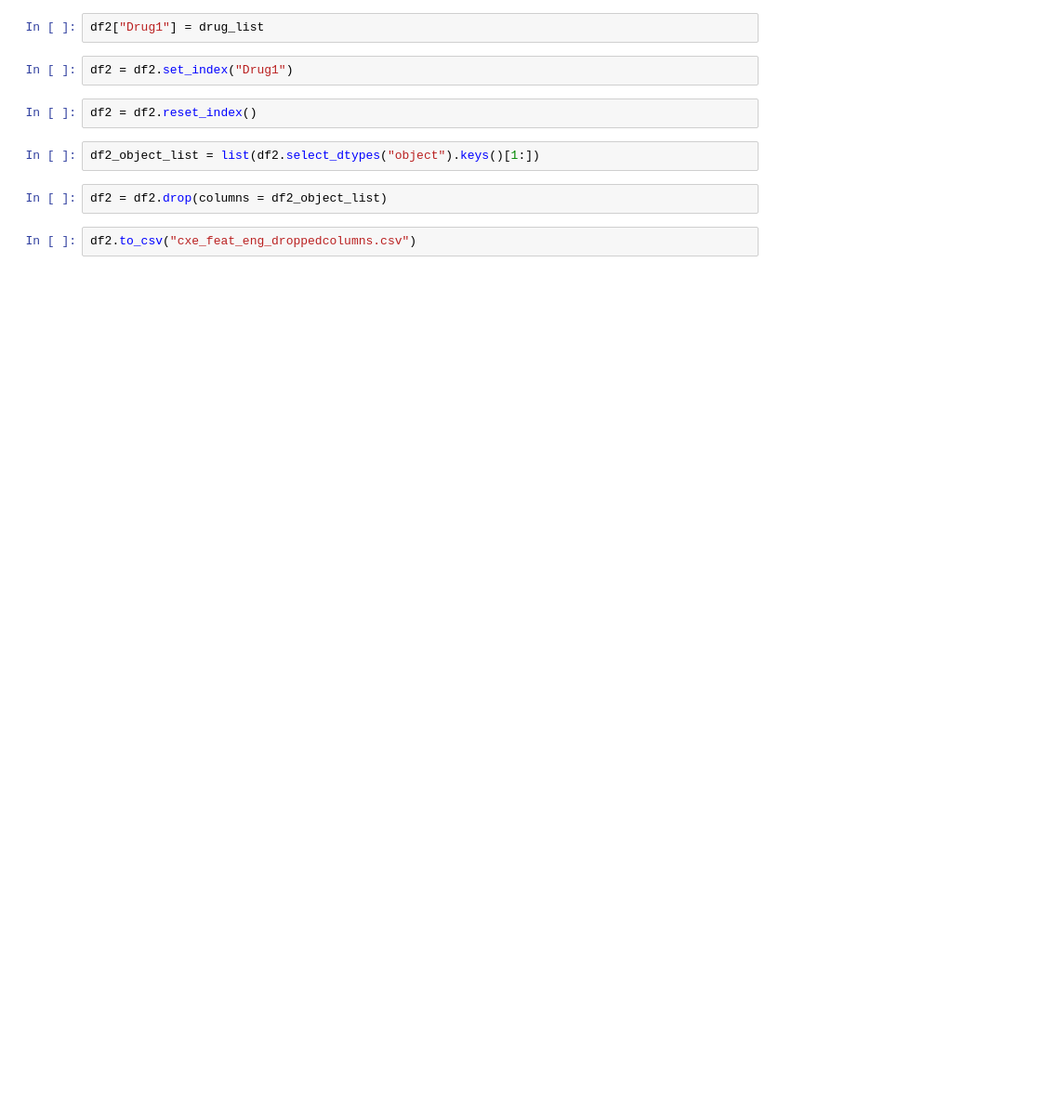
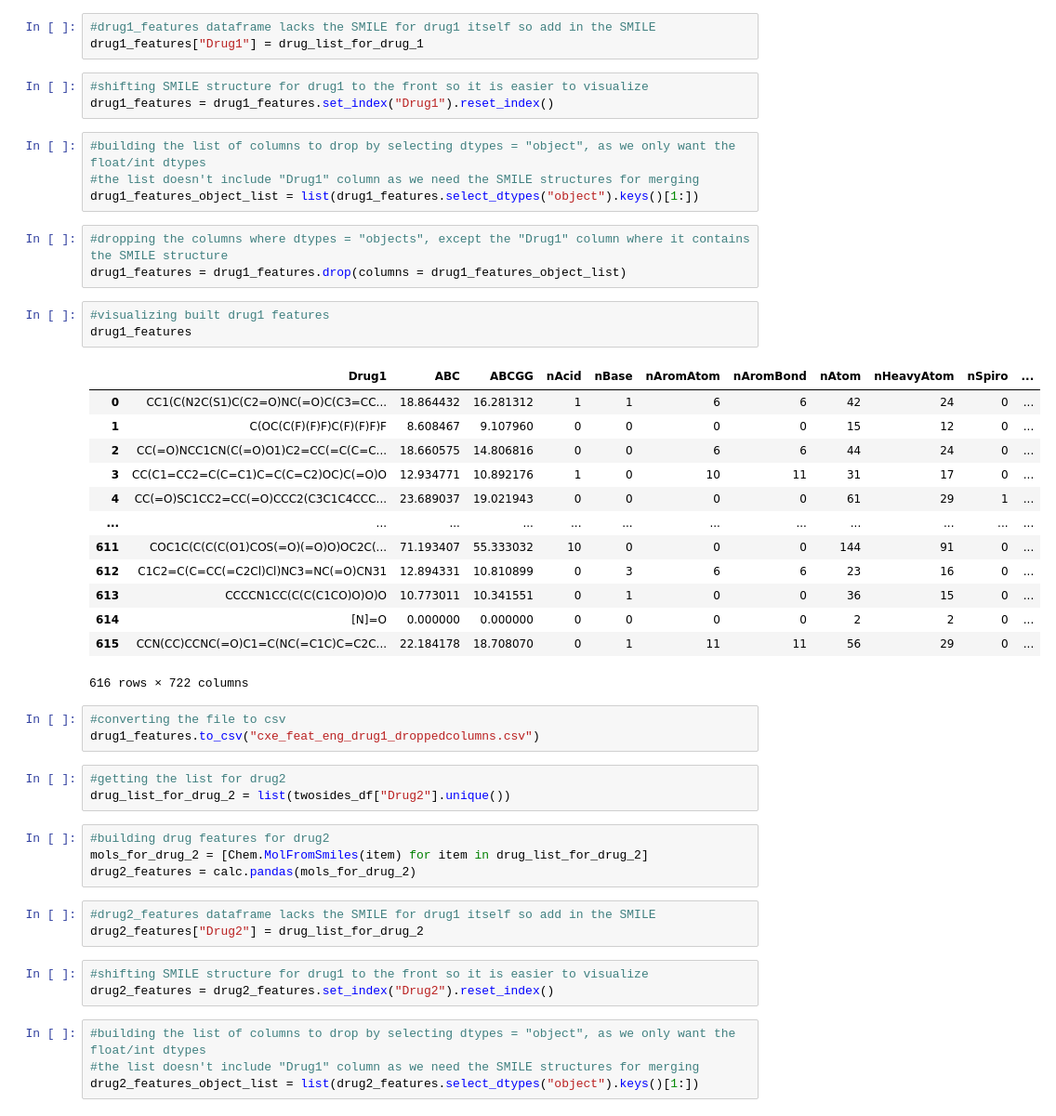
Before and after one commit to marcustan-94/ddi, a Jupyter notebook: cxe_feat_eng.ipynb, the cells around one changed output. Shown at 93% size. Saved outputs shown, nothing was run; the diff lists cells and outputs as text; blank space fills up the shorter version.

```diff
--- a/cxe_feat_eng.ipynb
+++ b/cxe_feat_eng.ipynb
@@ -16,12 +19,50 @@ df2 = calc.pandas(mols)
 # %%
-df2["Drug1"] = drug_list
+#drug1_features dataframe lacks the SMILE for drug1 itself so add in the SMILE
+drug1_features["Drug1"] = drug_list_for_drug_1
 # %%
-df2 = df2.set_index("Drug1")
+#shifting SMILE structure for drug1 to the front so it is easier to visualize
+drug1_features = drug1_features.set_index("Drug1").reset_index()
-# %%
-df2 = df2.reset_index()
 # %%
-df2_object_list = list(df2.select_dtypes("object").keys()[1:])
+#building the list of columns to drop by selecting dtypes = "object", as we only want the float/int dtypes
+#the list doesn't include "Drug1" column as we need the SMILE structures for merging
+drug1_features_object_list = list(drug1_features.select_dtypes("object").keys()[1:])
 # %%
-df2 = df2.drop(columns = df2_object_list)
+#dropping the columns where dtypes = "objects", except the "Drug1" column where it contains the SMILE structure
+drug1_features = drug1_features.drop(columns = drug1_features_object_list)
+# %%
+#visualizing built drug1 features
+drug1_features
+# %% [output]
+|  | Drug1 | ABC | ABCGG | nAcid | nBase | nAromAtom | nAromBond | nAtom | nHeavyAtom | nSpiro | ... |
+| 0 | CC1(C(N2C(S1)C(C2=O)NC(=O)C(C3=CC... | 18.864432 | 16.281312 | 1 | 1 | 6 | 6 | 42 | 24 | 0 | ... |
+| 1 | C(OC(C(F)(F)F)C(F)(F)F)F | 8.608467 | 9.107960 | 0 | 0 | 0 | 0 | 15 | 12 | 0 | ... |
+| 2 | CC(=O)NCC1CN(C(=O)O1)C2=CC(=C(C=C... | 18.660575 | 14.806816 | 0 | 0 | 6 | 6 | 44 | 24 | 0 | ... |
+| 3 | CC(C1=CC2=C(C=C1)C=C(C=C2)OC)C(=O)O | 12.934771 | 10.892176 | 1 | 0 | 10 | 11 | 31 | 17 | 0 | ... |
+| 4 | CC(=O)SC1CC2=CC(=O)CCC2(C3C1C4CCC... | 23.689037 | 19.021943 | 0 | 0 | 0 | 0 | 61 | 29 | 1 | ... |
+| ... | ... | ... | ... | ... | ... | ... | ... | ... | ... | ... | ... |
+| 611 | COC1C(C(C(C(O1)COS(=O)(=O)O)OC2C(... | 71.193407 | 55.333032 | 10 | 0 | 0 | 0 | 144 | 91 | 0 | ... |
+| 612 | C1C2=C(C=CC(=C2Cl)Cl)NC3=NC(=O)CN31 | 12.894331 | 10.810899 | 0 | 3 | 6 | 6 | 23 | 16 | 0 | ... |
+| 613 | CCCCN1CC(C(C(C1CO)O)O)O | 10.773011 | 10.341551 | 0 | 1 | 0 | 0 | 36 | 15 | 0 | ... |
+| 614 | [N]=O | 0.000000 | 0.000000 | 0 | 0 | 0 | 0 | 2 | 2 | 0 | ... |
+| 615 | CCN(CC)CCNC(=O)C1=C(NC(=C1C)C=C2C... | 22.184178 | 18.708070 | 0 | 1 | 11 | 11 | 56 | 29 | 0 | ... |
+616 rows × 722 columns
 # %%
-df2.to_csv("cxe_feat_eng_droppedcolumns.csv")
+#converting the file to csv
+drug1_features.to_csv("cxe_feat_eng_drug1_droppedcolumns.csv")
+# %%
+#getting the list for drug2
+drug_list_for_drug_2 = list(twosides_df["Drug2"].unique())
+# %%
+#building drug features for drug2
+mols_for_drug_2 = [Chem.MolFromSmiles(item) for item in drug_list_for_drug_2]
+drug2_features = calc.pandas(mols_for_drug_2)
+# %%
+#drug2_features dataframe lacks the SMILE for drug1 itself so add in the SMILE
+drug2_features["Drug2"] = drug_list_for_drug_2
+# %%
+#shifting SMILE structure for drug1 to the front so it is easier to visualize
+drug2_features = drug2_features.set_index("Drug2").reset_index()
+# %%
+#building the list of columns to drop by selecting dtypes = "object", as we only want the float/int dtypes
+#the list doesn't include "Drug1" column as we need the SMILE structures for merging
+drug2_features_object_list = list(drug2_features.select_dtypes("object").keys()[1:])
```
Also changed, not shown: parts of 8 cells of this notebook.
